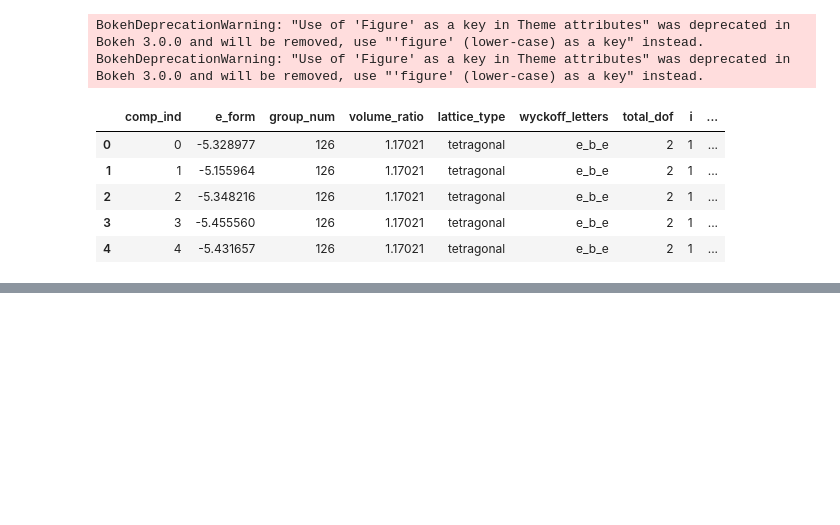
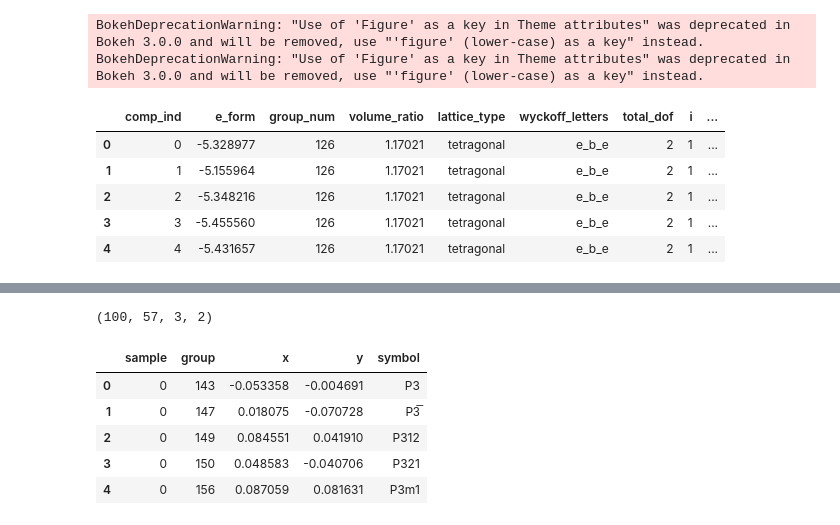
Before and after one commit to nicholas-miklaucic/baysic, a Jupyter notebook: group-latents.ipynb, the cells around one changed output, grey strips where cells are left out. Drawn from its saved outputs; the diff is of its cells as text; code cells hidden in the pictures; blank space fills up the shorter version.

```diff
--- a/group-latents.ipynb
+++ b/group-latents.ipynb
@@ -193,0 +287,19 @@ y_scaled = (y - y.mean()) / y.std()
+# %%
+pts.shape
+# %% [output]
+(100, 57, 3, 2)
+# %%
+from baysic.utils import to_pretty_name
+pts = samples['encoder.group_latents'].squeeze().cpu().numpy()
+gdf = pd.DataFrame(pts.mean(axis=-2)[:, 1:, :].reshape(-1, 2), index=pd.MultiIndex.from_product(
+    [range(100), groups], names=['sample', 'group']), columns=['x', 'y']).reset_index()
+
+gdf['symbol'] = to_pretty_name(gdf['group'])
+gdf.head()
+# %% [output]
+|  | sample | group | x | y | symbol |
+| 0 | 0 | 143 | -0.053358 | -0.004691 | P3 |
+| 1 | 0 | 147 | 0.018075 | -0.070728 | P3̅ |
+| 2 | 0 | 149 | 0.084551 | 0.041910 | P312 |
+| 3 | 0 | 150 | 0.048583 | -0.040706 | P321 |
+| 4 | 0 | 156 | 0.087059 | 0.081631 | P3m1 |
```
Also changed, not shown: parts of 18 cells of this notebook.
